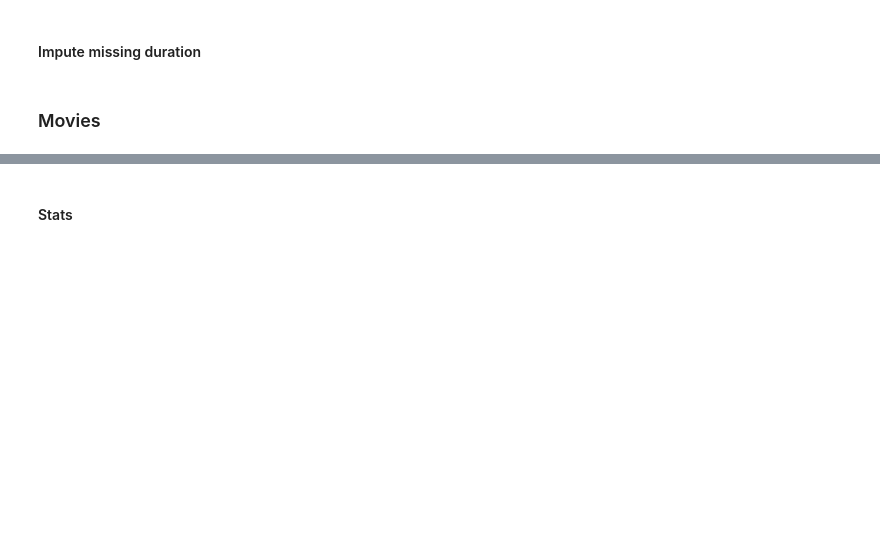
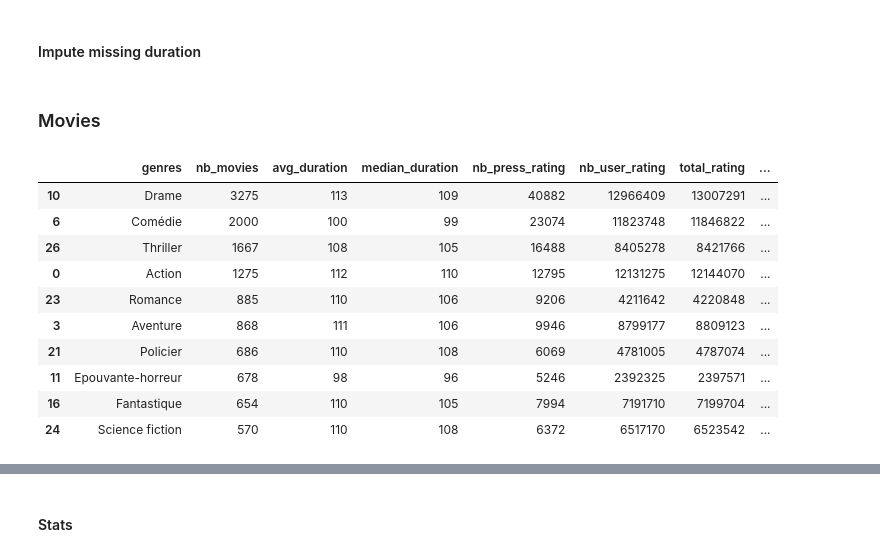
Before and after one commit to Bastien-LDC/Allocine-Recommender-System, a Jupyter notebook: Data Analysis/Allocine_Data_Analysis.ipynb, the cells around one changed output, grey strips where cells are left out. Saved outputs shown, nothing was run; the diff lists cells and outputs as text; code cells hidden in the pictures; blank space fills up the shorter version.

```diff
--- a/Data Analysis/Allocine_Data_Analysis.ipynb
+++ b/Data Analysis/Allocine_Data_Analysis.ipynb
@@ -385,0 +412,14 @@ def get_release_season(date: str):
+# %%
+m_genres_df.sort_values(by = "nb_movies", ascending = False).head(10)
+# %% [output]
+|  | genres | nb_movies | avg_duration | median_duration | nb_press_rating | nb_user_rating | total_rating | ... |
+| 10 | Drame | 3275 | 113 | 109 | 40882 | 12966409 | 13007291 | ... |
+| 6 | Comédie | 2000 | 100 | 99 | 23074 | 11823748 | 11846822 | ... |
+| 26 | Thriller | 1667 | 108 | 105 | 16488 | 8405278 | 8421766 | ... |
+| 0 | Action | 1275 | 112 | 110 | 12795 | 12131275 | 12144070 | ... |
+| 23 | Romance | 885 | 110 | 106 | 9206 | 4211642 | 4220848 | ... |
+| 3 | Aventure | 868 | 111 | 106 | 9946 | 8799177 | 8809123 | ... |
+| 21 | Policier | 686 | 110 | 108 | 6069 | 4781005 | 4787074 | ... |
+| 11 | Epouvante-horreur | 678 | 98 | 96 | 5246 | 2392325 | 2397571 | ... |
+| 16 | Fantastique | 654 | 110 | 105 | 7994 | 7191710 | 7199704 | ... |
+| 24 | Science fiction | 570 | 110 | 108 | 6372 | 6517170 | 6523542 | ... |
```
Also changed, not shown: parts of 17 cells of this notebook, 1 other file.
